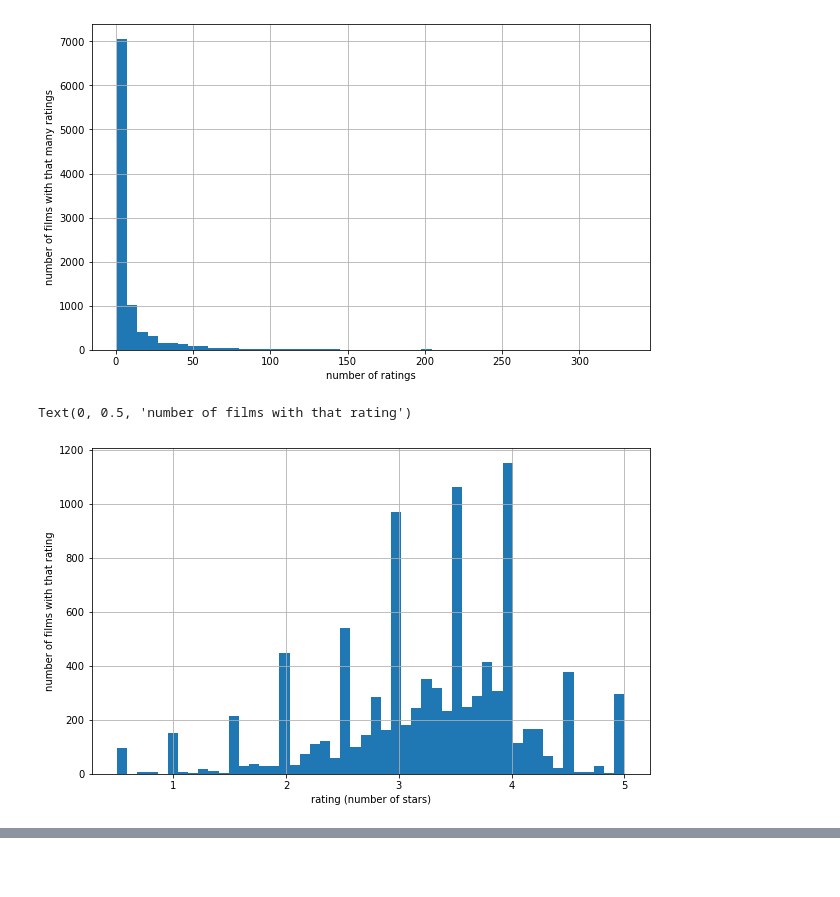
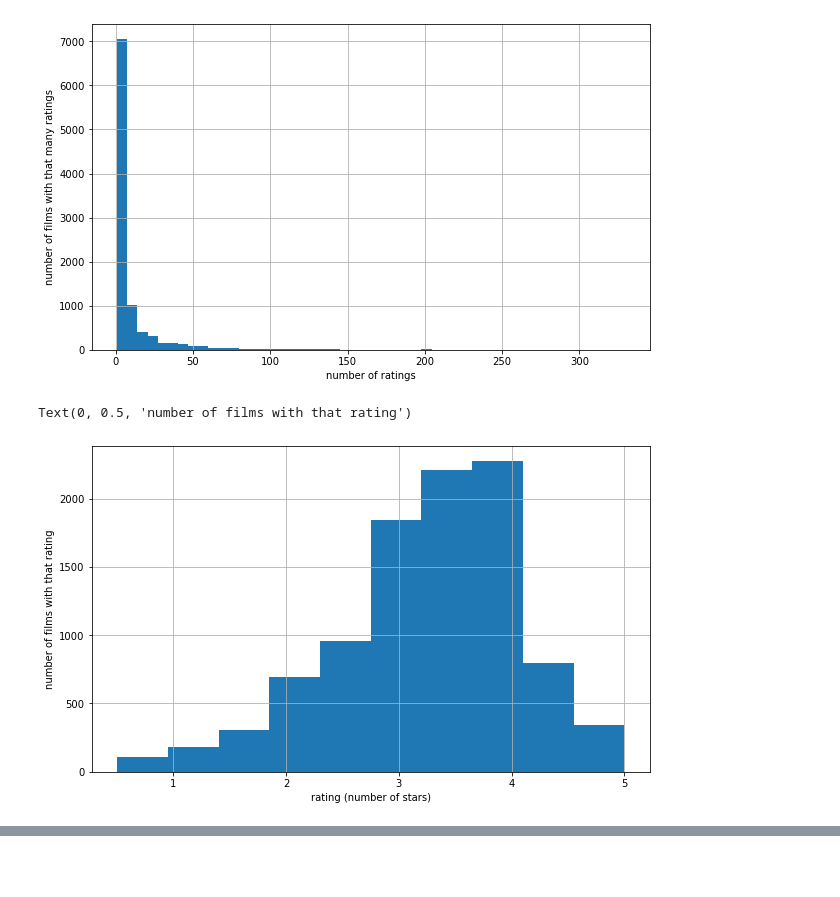
Before and after one commit to vchen-98/dsc_phase_4_proj, a Jupyter notebook: vc_alternatives.ipynb, the cells around one changed output, grey strips where cells are left out. Drawn from its saved outputs; the diff is of its cells as text; code cells hidden in the pictures.

```diff
--- a/vc_alternatives.ipynb
+++ b/vc_alternatives.ipynb
@@ -397,11 +407,11 @@ Text(0, 0.5, 'number of films with that many ratings')
 # %%
 # Distribution of film ratings
 plt.figure(figsize=[10,6])
-ratings_df.average_rating.hist(bins=50)
-plt.xlabel('rating (number of stars)')
-plt.ylabel('number of films with that rating')
+ratings_df.average_rating.hist(bins=10)
+plt.xlabel('Rating (number of stars)')
+plt.ylabel('Film Counts')
 # %% [output]
 Text(0, 0.5, 'number of films with that rating')
-[figure, old version]
+[figure, new version]
 # %%
 # average ratings and number of ratings
```
Also changed, not shown: parts of 4 cells of this notebook, 1 other file.
